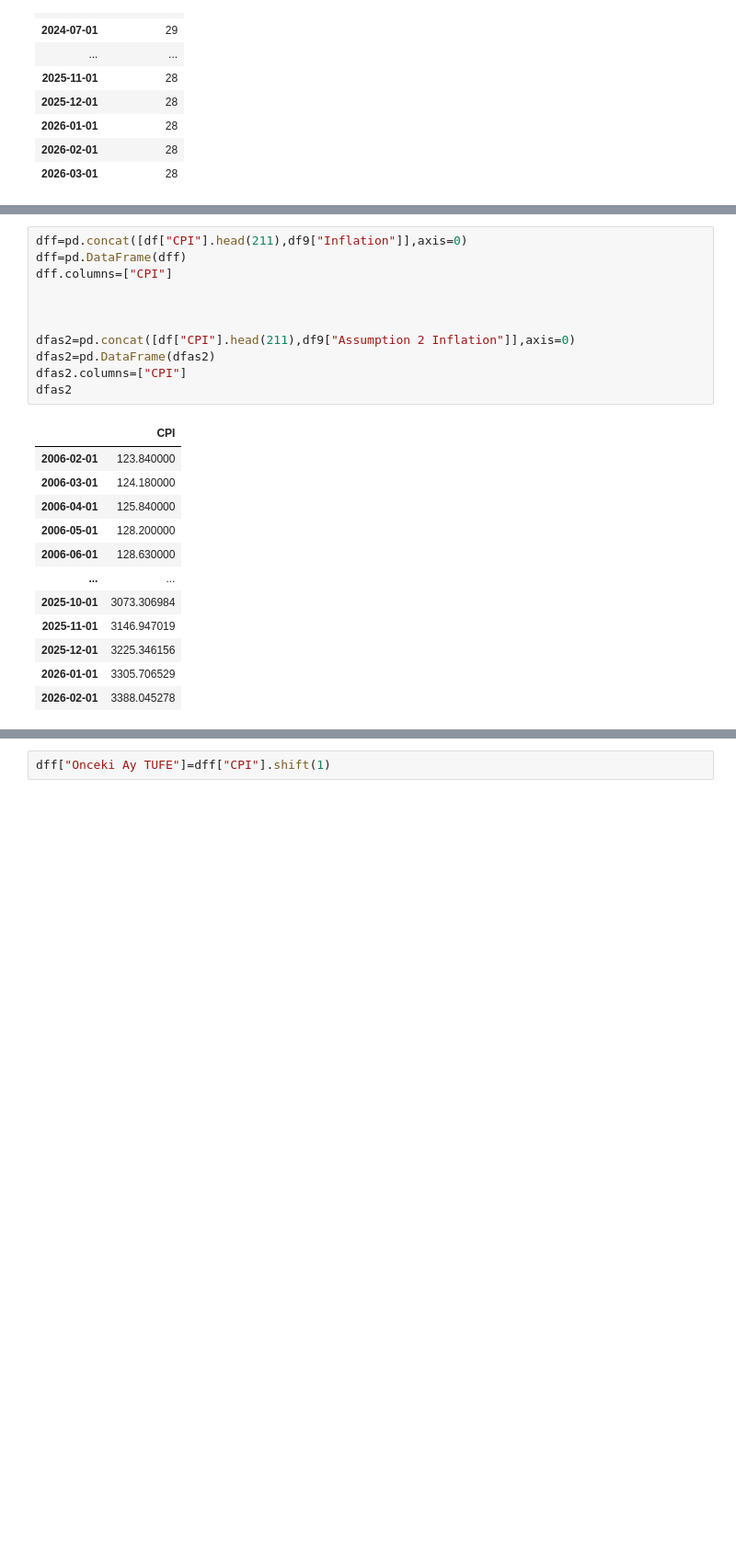
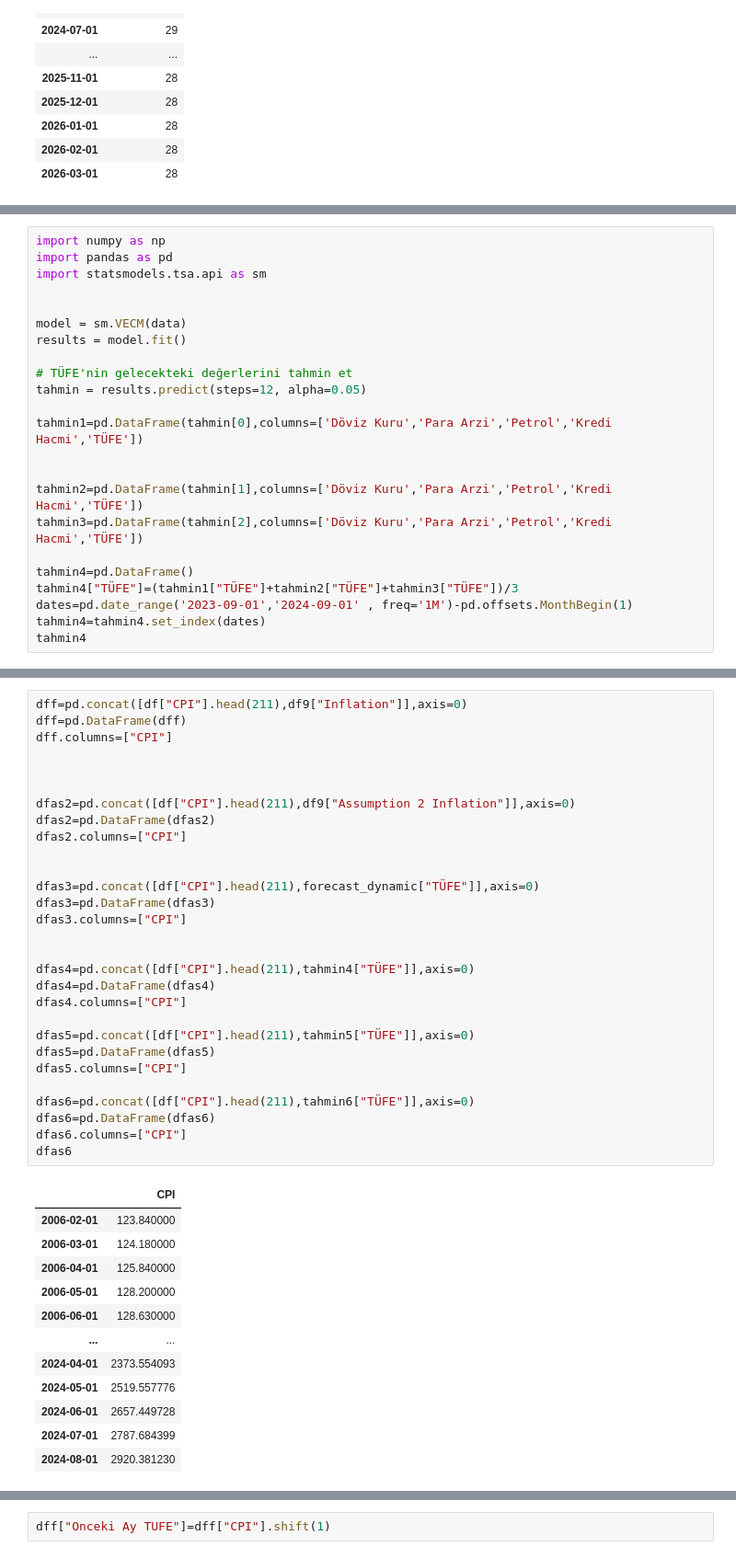
Before and after one commit to kaboya19/InflationForecast, a Jupyter notebook: InflationForecast.ipynb, the cells around one changed output, grey strips where cells are left out. Shown: that part at 92% size. Cells and saved outputs as stored; diff of their text form; blank space fills up the shorter version.

```diff
--- a/InflationForecast.ipynb
+++ b/InflationForecast.ipynb
@@ -1043,0 +1198,23 @@ df9
+# %%
+import numpy as np
+import pandas as pd
+import statsmodels.tsa.api as sm
+
+
+model = sm.VECM(data)
+results = model.fit()
+
+# TÜFE'nin gelecekteki değerlerini tahmin et
+tahmin = results.predict(steps=12, alpha=0.05)
+
+tahmin1=pd.DataFrame(tahmin[0],columns=['Döviz Kuru','Para Arzi','Petrol','Kredi Hacmi','TÜFE'])
+
+
+tahmin2=pd.DataFrame(tahmin[1],columns=['Döviz Kuru','Para Arzi','Petrol','Kredi Hacmi','TÜFE'])
+tahmin3=pd.DataFrame(tahmin[2],columns=['Döviz Kuru','Para Arzi','Petrol','Kredi Hacmi','TÜFE'])
+
+tahmin4=pd.DataFrame()
+tahmin4["TÜFE"]=(tahmin1["TÜFE"]+tahmin2["TÜFE"]+tahmin3["TÜFE"])/3
+dates=pd.date_range('2023-09-01','2024-09-01' , freq='1M')-pd.offsets.MonthBegin(1)
+tahmin4=tahmin4.set_index(dates)
+tahmin4
@@ -1044,24 +1302,42 @@ df9
 # %%
 dff=pd.concat([df["CPI"].head(211),df9["Inflation"]],axis=0)
 dff=pd.DataFrame(dff)
 dff.columns=["CPI"]
 
 
 
 dfas2=pd.concat([df["CPI"].head(211),df9["Assumption 2 Inflation"]],axis=0)
 dfas2=pd.DataFrame(dfas2)
 dfas2.columns=["CPI"]
-dfas2
+
+
+dfas3=pd.concat([df["CPI"].head(211),forecast_dynamic["TÜFE"]],axis=0)
+dfas3=pd.DataFrame(dfas3)
+dfas3.columns=["CPI"]
+
+
+dfas4=pd.concat([df["CPI"].head(211),tahmin4["TÜFE"]],axis=0)
+dfas4=pd.DataFrame(dfas4)
+dfas4.columns=["CPI"]
+
+dfas5=pd.concat([df["CPI"].head(211),tahmin5["TÜFE"]],axis=0)
+dfas5=pd.DataFrame(dfas5)
+dfas5.columns=["CPI"]
+
+dfas6=pd.concat([df["CPI"].head(211),tahmin6["TÜFE"]],axis=0)
+dfas6=pd.DataFrame(dfas6)
+dfas6.columns=["CPI"]
+dfas6
 # %% [output]
 |  | CPI |
 | 2006-02-01 | 123.840000 |
 | 2006-03-01 | 124.180000 |
 | 2006-04-01 | 125.840000 |
 | 2006-05-01 | 128.200000 |
 | 2006-06-01 | 128.630000 |
 | ... | ... |
-| 2025-10-01 | 3073.306984 |
-| 2025-11-01 | 3146.947019 |
-| 2025-12-01 | 3225.346156 |
-| 2026-01-01 | 3305.706529 |
-| 2026-02-01 | 3388.045278 |
+| 2024-04-01 | 2373.554093 |
+| 2024-05-01 | 2519.557776 |
+| 2024-06-01 | 2657.449728 |
+| 2024-07-01 | 2787.684399 |
+| 2024-08-01 | 2920.381230 |
```
Also changed, not shown: parts of 21 cells of this notebook, 1 other file.
